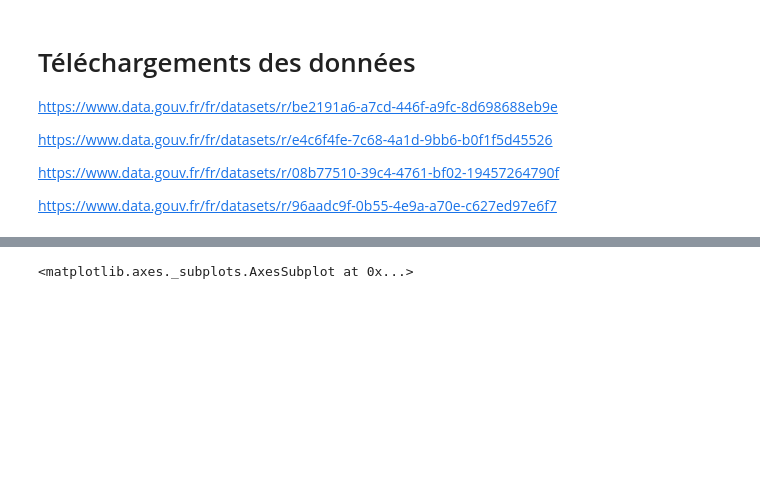
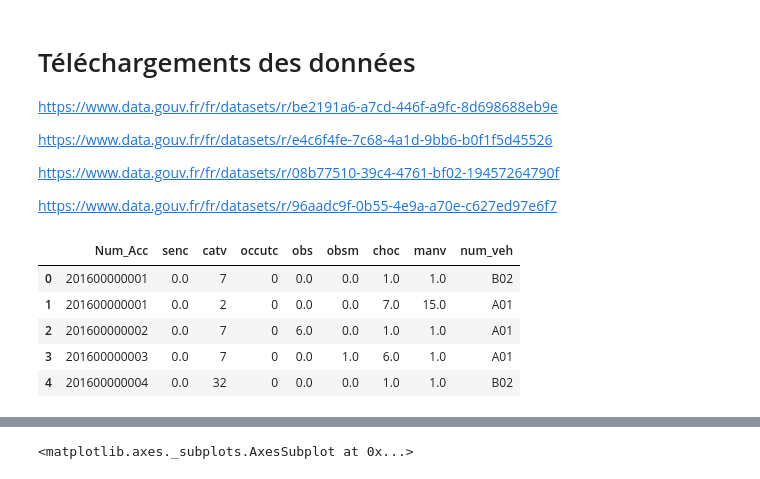
Before and after one commit to romainjouin/formation_python, a Jupyter notebook: accidents_corporels_de_la_circulation.ipynb, the cells around one changed output, grey strips where cells are left out. Saved outputs shown, nothing was run; the diff lists cells and outputs as text; code cells hidden in the pictures; blank space fills up the shorter version.

```diff
--- a/accidents_corporels_de_la_circulation.ipynb
+++ b/accidents_corporels_de_la_circulation.ipynb
@@ -36,0 +50,11 @@ https://www.data.gouv.fr/fr/datasets/r/96aadc9f-0b55-4e9a-a70e-c627ed97e6f7
+# %%
+path_vehicule = "https://www.data.gouv.fr/fr/datasets/r/be2191a6-a7cd-446f-a9fc-8d698688eb9e"
+vehicules_2016 = pd.read_csv(path_vehicule, encoding="latin1")
+vehicules_2016.head()
+# %% [output]
+|  | Num_Acc | senc | catv | occutc | obs | obsm | choc | manv | num_veh |
+| 0 | 201600000001 | 0.0 | 7 | 0 | 0.0 | 0.0 | 1.0 | 1.0 | B02 |
+| 1 | 201600000001 | 0.0 | 2 | 0 | 0.0 | 0.0 | 7.0 | 15.0 | A01 |
+| 2 | 201600000002 | 0.0 | 7 | 0 | 6.0 | 0.0 | 1.0 | 1.0 | A01 |
+| 3 | 201600000003 | 0.0 | 7 | 0 | 0.0 | 1.0 | 6.0 | 1.0 | A01 |
+| 4 | 201600000004 | 0.0 | 32 | 0 | 0.0 | 0.0 | 1.0 | 1.0 | B02 |
```
Also changed, not shown: parts of 9 cells of this notebook.
